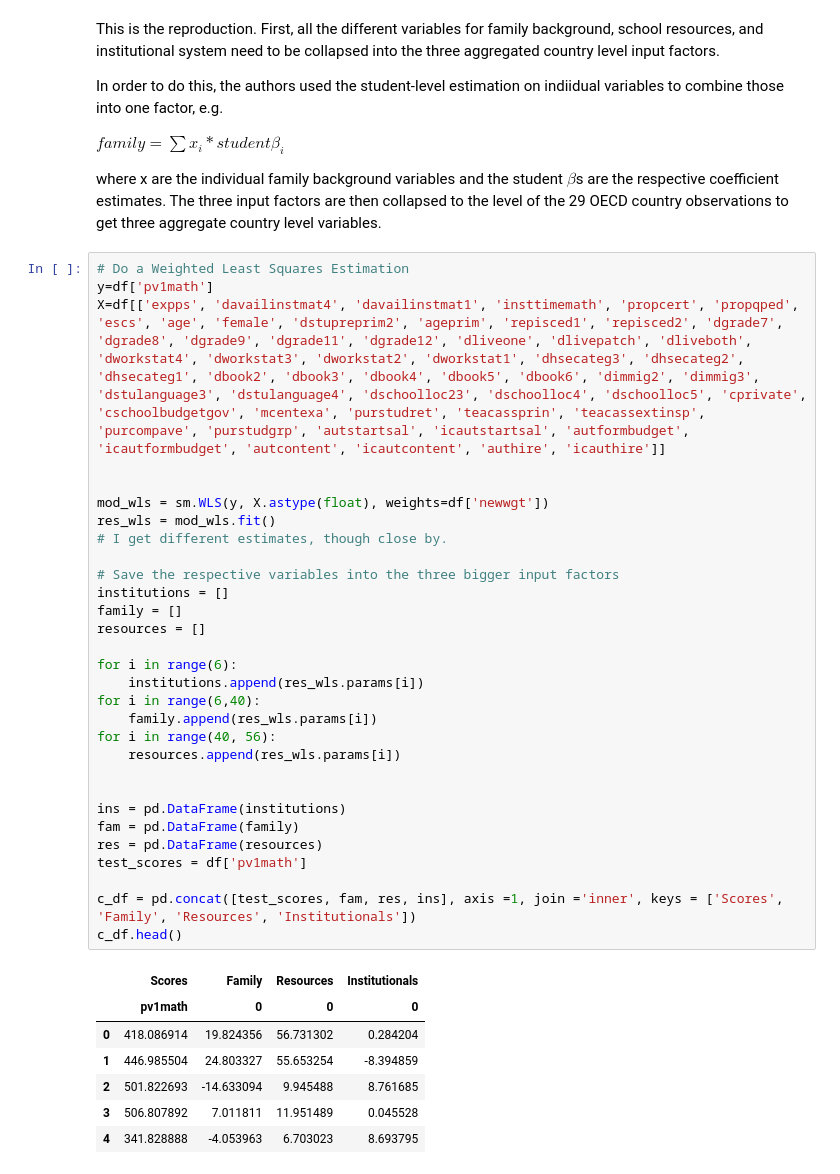
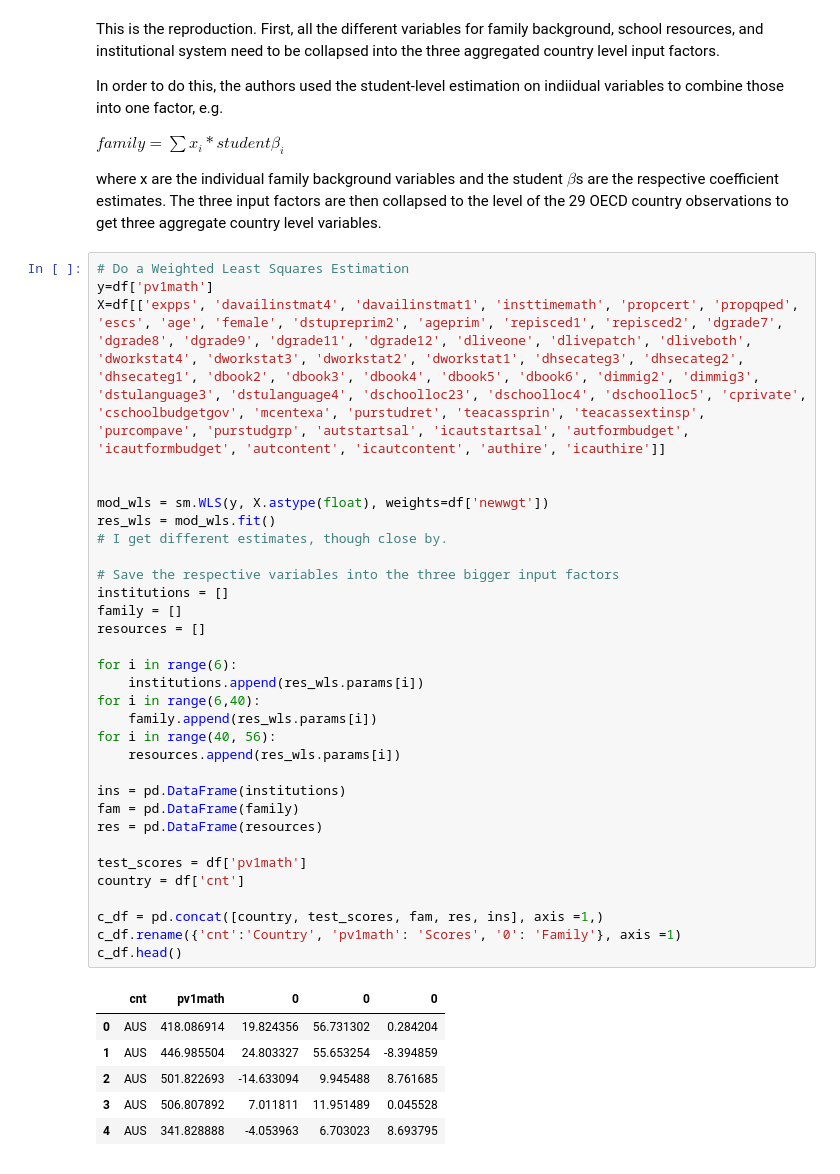
Before and after one commit to MVBrinker/student-project-ELJust, a Jupyter notebook: Woessmann_School_System.ipynb, the cells around one changed output. Drawn from its saved outputs; the diff is of its cells as text.

Commit message:
Trying to get my output table to look as I want it to. Not there yet.

```diff
--- a/Woessmann_School_System.ipynb
+++ b/Woessmann_School_System.ipynb
@@ -166,38 +166,39 @@ The three input factors are then collapsed to the level of the 29 OECD country o
 # %%
 # Do a Weighted Least Squares Estimation
 y=df['pv1math']
 X=df[['expps', 'davailinstmat4', 'davailinstmat1', 'insttimemath', 'propcert', 'propqped', 'escs', 'age', 'female', 'dstupreprim2', 'ageprim', 'repisced1', 'repisced2', 'dgrade7', 'dgrade8', 'dgrade9', 'dgrade11', 'dgrade12', 'dliveone', 'dlivepatch', 'dliveboth', 'dworkstat4', 'dworkstat3', 'dworkstat2', 'dworkstat1', 'dhsecateg3', 'dhsecateg2', 'dhsecateg1', 'dbook2', 'dbook3', 'dbook4', 'dbook5', 'dbook6', 'dimmig2', 'dimmig3', 'dstulanguage3', 'dstulanguage4', 'dschoolloc23', 'dschoolloc4', 'dschoolloc5', 'cprivate', 'cschoolbudgetgov', 'mcentexa', 'purstudret', 'teacassprin', 'teacassextinsp', 'purcompave', 'purstudgrp', 'autstartsal', 'icautstartsal', 'autformbudget', 'icautformbudget', 'autcontent', 'icautcontent', 'authire', 'icauthire']]
 
 
 mod_wls = sm.WLS(y, X.astype(float), weights=df['newwgt'])
 res_wls = mod_wls.fit()
 # I get different estimates, though close by.
 
 # Save the respective variables into the three bigger input factors
 institutions = []
 family = []
 resources = []
 
 for i in range(6):
     institutions.append(res_wls.params[i])
 for i in range(6,40):
     family.append(res_wls.params[i])
 for i in range(40, 56):
     resources.append(res_wls.params[i])
 
-
 ins = pd.DataFrame(institutions)
 fam = pd.DataFrame(family)
 res = pd.DataFrame(resources)
+
 test_scores = df['pv1math']
+country = df['cnt']
 
-c_df = pd.concat([test_scores, fam, res, ins], axis =1, join ='inner', keys = ['Scores', 'Family', 'Resources', 'Institutionals'])
+c_df = pd.concat([country, test_scores, fam, res, ins], axis =1,)
+c_df.rename({'cnt':'Country', 'pv1math': 'Scores', '0': 'Family'}, axis =1)
 c_df.head()
 # %% [output]
-|  | Scores | Family | Resources | Institutionals |
-|  | pv1math | 0 | 0 | 0 |
-| 0 | 418.086914 | 19.824356 | 56.731302 | 0.284204 |
-| 1 | 446.985504 | 24.803327 | 55.653254 | -8.394859 |
-| 2 | 501.822693 | -14.633094 | 9.945488 | 8.761685 |
-| 3 | 506.807892 | 7.011811 | 11.951489 | 0.045528 |
-| 4 | 341.828888 | -4.053963 | 6.703023 | 8.693795 |
+|  | cnt | pv1math | 0 | 0 | 0 |
+| 0 | AUS | 418.086914 | 19.824356 | 56.731302 | 0.284204 |
+| 1 | AUS | 446.985504 | 24.803327 | 55.653254 | -8.394859 |
+| 2 | AUS | 501.822693 | -14.633094 | 9.945488 | 8.761685 |
+| 3 | AUS | 506.807892 | 7.011811 | 11.951489 | 0.045528 |
+| 4 | AUS | 341.828888 | -4.053963 | 6.703023 | 8.693795 |
```
